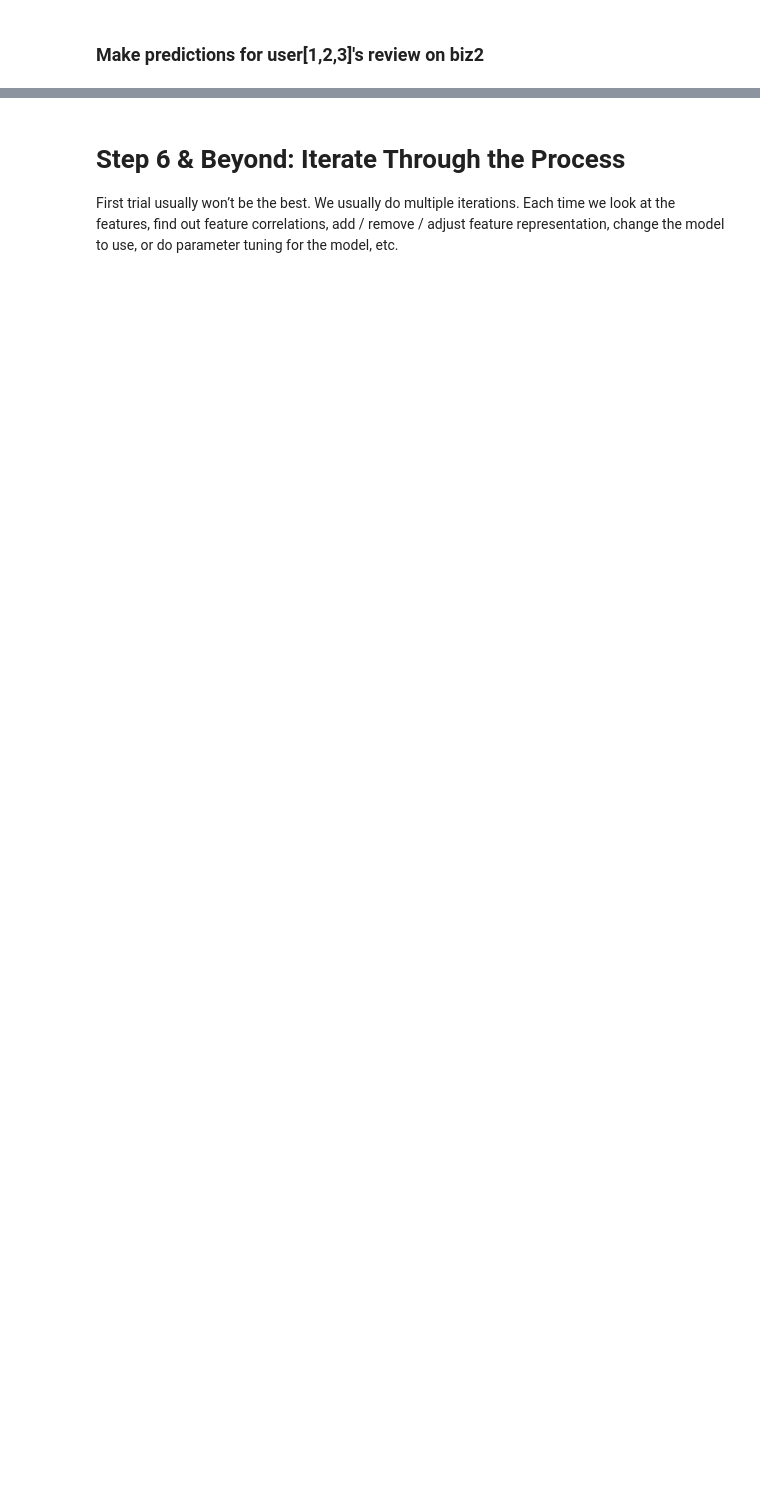
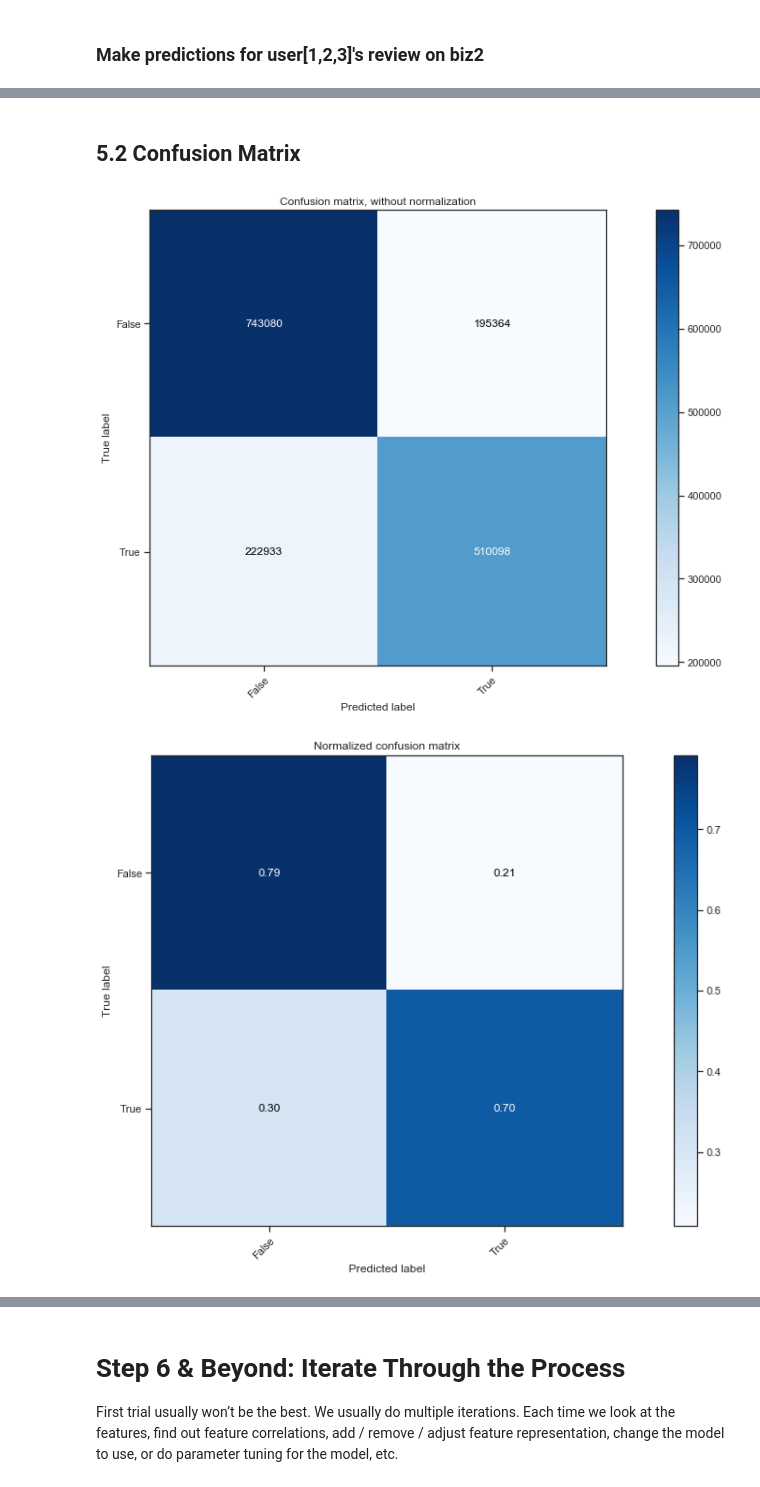
Before and after one commit to xun-tang/ds_workshop, a Jupyter notebook: Predict_Next_Review_Five_Star_round13_awe.ipynb, the cells around one changed output, grey strips where cells are left out. Saved outputs shown, nothing was run; the diff lists cells and outputs as text; code cells hidden in the pictures; blank space fills up the shorter version.

```diff
--- a/Predict_Next_Review_Five_Star_round13_awe.ipynb
+++ b/Predict_Next_Review_Five_Star_round13_awe.ipynb
@@ -223,5 +301,5 @@ review_join_user = review_df.join(user_df, on='user_id', lsuffix='_review', rsuf
 # %%
-review_join_user_join_biz = review_join_user.join(biz_df, on='business_id', rsuffix='_biz')
+review_join_user_join_biz = review_join_user.join(biz_df, on='business_id')
 # %%
 drop_columns(df=review_join_user_join_biz, columns=['user_id', 'business_id'])
 # %% [markdown]
@@ -245,11 +323,11 @@ What we'd like to predict: Whether the review is Five-star or not.
 Array of labels with shape = (n_samples)
 # %%
 # Target y is whether a review is five-star (True / False)
-y = review_join_user_join_biz.stars.apply(lambda x: x == 5)
+y = review_join_user_join_biz.review_stars.apply(lambda x: x == 5)
 
 # Exclude the `stars` columns from the feature matrix, since it is the target
 X = review_join_user_join_biz
-review_join_user_join_biz.drop('stars', axis=1, inplace=True)
+review_join_user_join_biz.drop('review_stars', axis=1, inplace=True)
 
 # get the feature names - this will be useful for the model visualization and feature analysis
 features = X.columns.values
@@ -364,19 +402,0 @@ Wall time: 3min 54s
-# %%
-%%time
-# Compute confusion matrix
-import matplotlib.pyplot as plt
-from sklearn.metrics import confusion_matrix
-from sklearn.model_selection import train_test_split
-
-def plot_confusion_matrix(cm, title='Confusion matrix', cmap=plt.cm.Blues):
-    plt.imshow(cm, interpolation='nearest', cmap=cmap)
-    plt.title(title)
-    plt.colorbar()
-    plt.tight_layout()
-    plt.ylabel('True label')
-    plt.xlabel('Predicted label')
-
-# Run classifier
-lrc_fit = lrc.fit(X_train_scaled, y_train)
-y_pred = lrc_fit.predict(X_test_scaled)
-cm = confusion_matrix(y_test, y_pred)
@@ -504,0 +533,2 @@ False, with probability [False, True] == [0.95835503 0.04164497]
+# %% [markdown]
+## 5.2 Confusion Matrix
@@ -504,0 +571,22 @@ False, with probability [False, True] == [0.95835503 0.04164497]
+# %%
+from sklearn.metrics import confusion_matrix
+from sklearn.utils.multiclass import unique_labels
+
+np.set_printoptions(precision=2)
+
+# Only use the labels that appear in the data
+classes = unique_labels(y_test, y_pred)
+# Compute confusion matrix
+cm = confusion_matrix(y_test, y_pred)
+# Plot non-normalized confusion matrix
+plot_confusion_matrix(cm, classes,
+                      title='Confusion matrix, without normalization', normalize=False)
+
+# Plot normalized confusion matrix
+plot_confusion_matrix(cm, classes,
+                      title='Normalized confusion matrix', normalize=True)
+
+plt.show()
+# %% [output]
+[figure, added]
+[figure, added]
```
Also changed, not shown: parts of 70 cells of this notebook, 2 other files.
